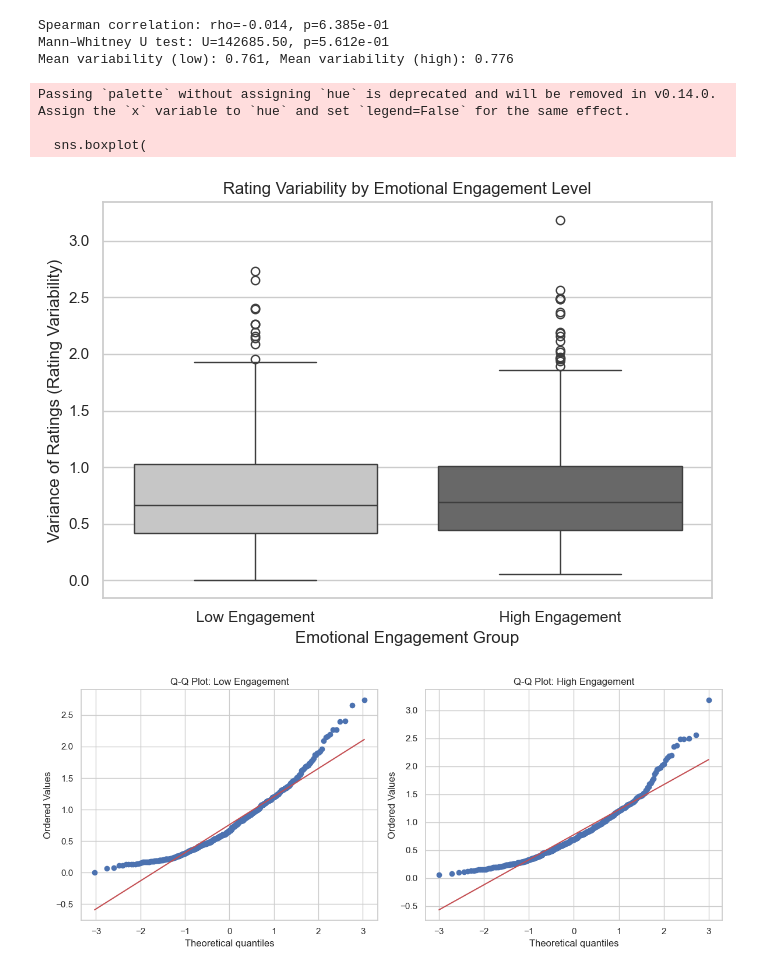
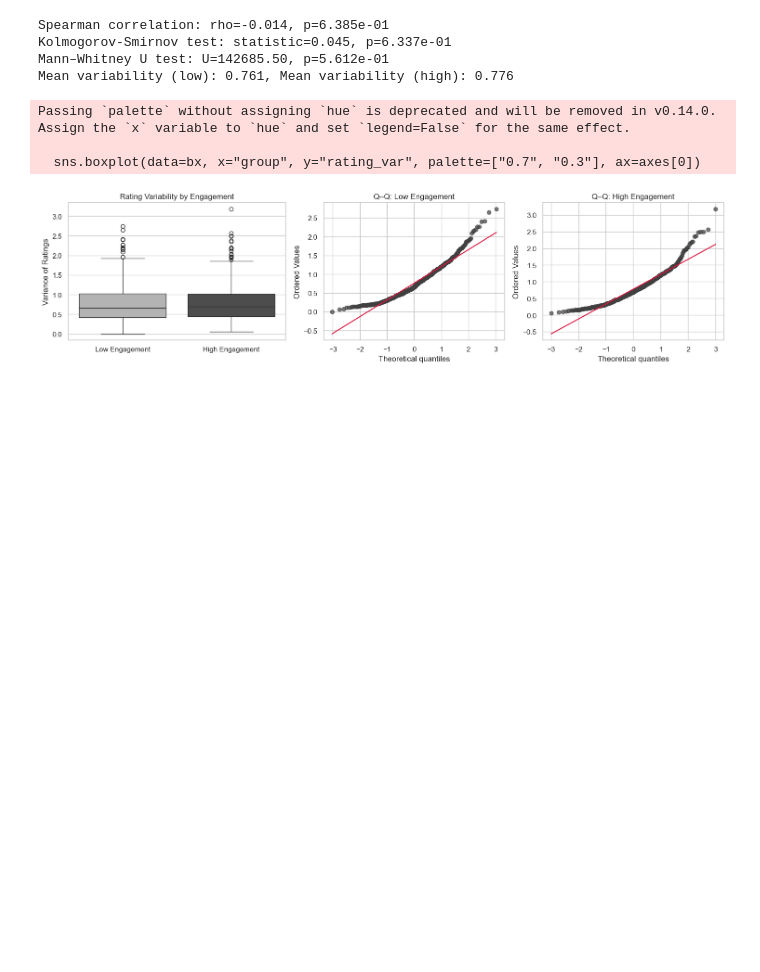
Before and after one commit to paolacalle/movie-ratings-replication, a Jupyter notebook: problem_set/e.ipynb, the cells around one changed output. Saved outputs shown, nothing was run; the diff lists cells and outputs as text; code cells hidden in the pictures; blank space fills up the shorter version.

```diff
--- a/problem_set/e.ipynb
+++ b/problem_set/e.ipynb
@@ -47,45 +47,57 @@ viewer_data = pd.concat([emotion_scores['emotion_mean'], rating_var], axis=1).dr
 rho, pval = spearmanr(viewer_data['emotion_mean'], viewer_data['rating_var'])
 print(f"Spearman correlation: rho={rho:.3f}, p={pval:.3e}")
 
-# 5. Mann–Whitney U test (median split)
+# Mann–Whitney U test (median split)
 median_emotion = viewer_data['emotion_mean'].median()
 low = viewer_data.loc[viewer_data['emotion_mean'] <= median_emotion, 'rating_var']
 high = viewer_data.loc[viewer_data['emotion_mean'] > median_emotion, 'rating_var']
 
 U, p = mannwhitneyu(low, high, alternative='two-sided')
+
+# ks test
+statistic, p_value = ks_2samp(low, high)
+print(f"Kolmogorov-Smirnov test: statistic={statistic:.3f}, p={p_value:.3e}")
+
 print(f"Mann–Whitney U test: U={U:.2f}, p={p:.3e}")
 print(f"Mean variability (low): {low.mean():.3f}, Mean variability (high): {high.mean():.3f}")
 # %% [output]
 Spearman correlation: rho=-0.014, p=6.385e-01
+Kolmogorov-Smirnov test: statistic=0.045, p=6.337e-01
 Mann–Whitney U test: U=142685.50, p=5.612e-01
 Mean variability (low): 0.761, Mean variability (high): 0.776
 # %%
+import pandas as pd
+import seaborn as sns
+import matplotlib.pyplot as plt
+from scipy import stats
 
-# 6. Visualization — Rating Variability by Emotional Engagement
+bx = pd.DataFrame({
+    "group": (["Low Engagement"] * len(low)) + (["High Engagement"] * len(high)),
+    "rating_var": pd.concat([low, high], ignore_index=True)
+}).dropna()
+
 sns.set_theme(style="whitegrid")
-plt.figure(figsize=(7, 5))
-sns.boxplot(
-    x=['Low Engagement'] * len(low) + ['High Engagement'] * len(high),
-    y=pd.concat([low, high]),
-    palette='Greys'
-)
-plt.title('Rating Variability by Emotional Engagement Level')
-plt.ylabel('Variance of Ratings (Rating Variability)')
-plt.xlabel('Emotional Engagement Group')
+fig, axes = plt.subplots(1, 3, figsize=(15, 4), gridspec_kw={"width_ratios": [1.2, 1, 1]})
+
+sns.boxplot(data=bx, x="group", y="rating_var", palette=["0.7", "0.3"], ax=axes[0])
+axes[0].set_title("Rating Variability by Engagement")
+axes[0].set_xlabel("")
+axes[0].set_ylabel("Variance of Ratings")
+
+stats.probplot(low.dropna(),  dist="norm", plot=axes[1])
+axes[1].set_title("Q–Q: Low Engagement")
+stats.probplot(high.dropna(), dist="norm", plot=axes[2])
+axes[2].set_title("Q–Q: High Engagement")
+
+for ax in axes[1:]:
+    line = ax.get_lines()[1]; line.set_color("crimson")
+    pts  = ax.get_lines()[0]; pts.set_markerfacecolor("0.25"); pts.set_markeredgecolor("0.25"); pts.set_alpha(0.7)
+
 plt.tight_layout()
-plt.savefig('../figures/rating_variability_emotion.pdf', dpi=300)
+plt.savefig("../figures/rating_variability_box_qq.pdf", dpi=300)
 plt.show()
-
-# qq-plot for normality check for each group
-fig, axes = plt.subplots(1, 2, figsize=(12, 5))
-stats.probplot(low, dist="norm", plot=axes[0])
-axes[0].set_title('Q-Q Plot: Low Engagement')
-stats.probplot(high, dist="norm", plot=axes[1])
-axes[1].set_title('Q-Q Plot: High Engagement')
-plt.tight_layout()
 # %% [output]
 Passing `palette` without assigning `hue` is deprecated and will be removed in v0.14.0. Assign the `x` variable to `hue` and set `legend=False` for the same effect.
 
-  sns.boxplot(
+  sns.boxplot(data=bx, x="group", y="rating_var", palette=["0.7", "0.3"], ax=axes[0])
-[figure, old version]
+[figure, new version]
-[figure, removed]
```
Also changed, not shown: parts of 2 cells of this notebook.
